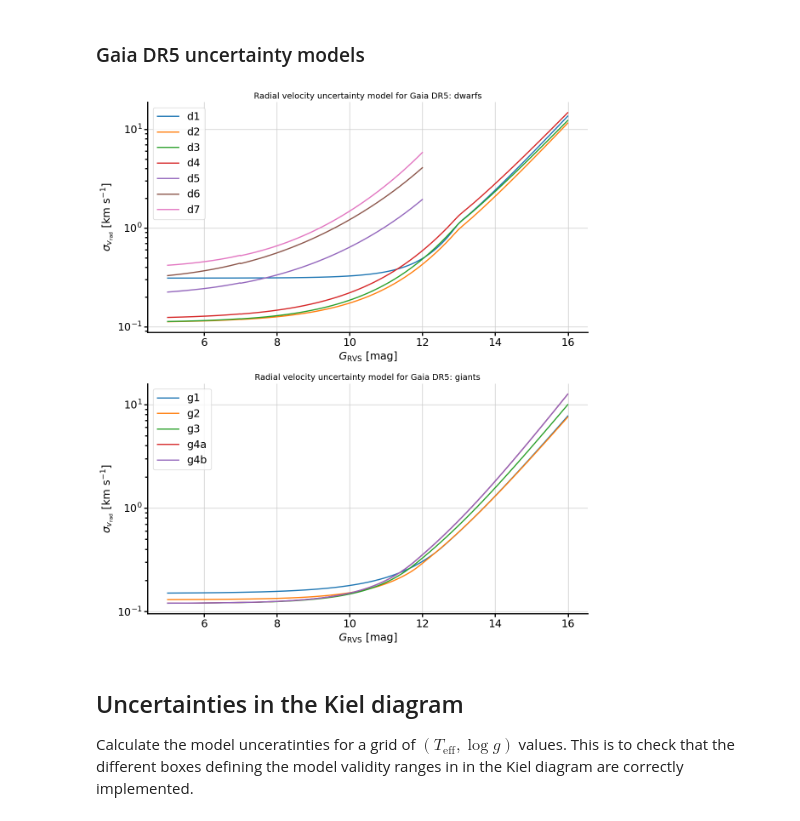
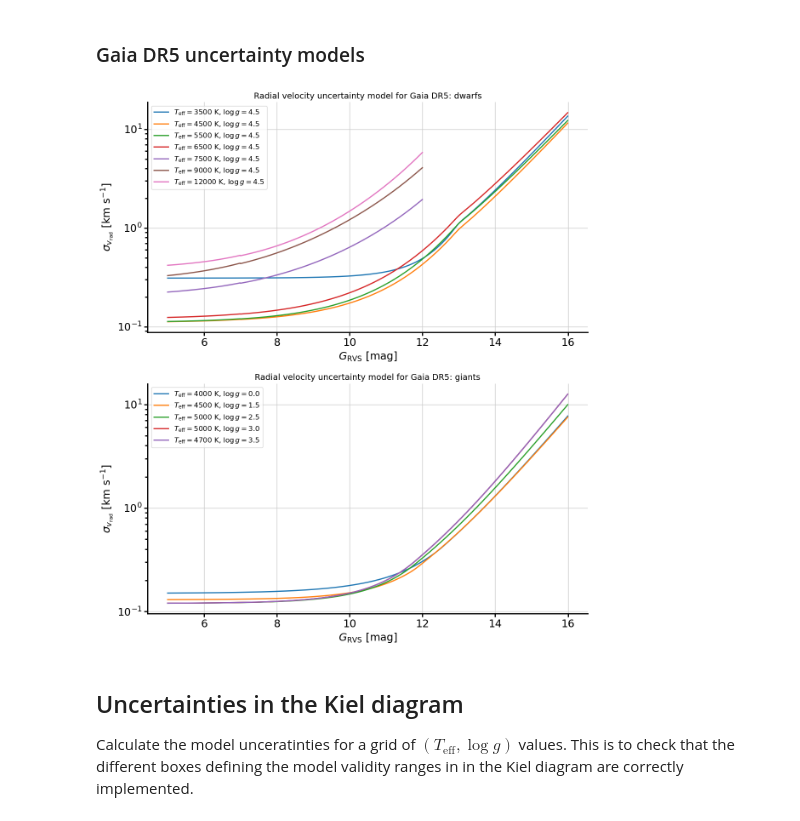
Before and after one commit to agabrown/PyGaia, a Jupyter notebook: examples/RadialVelocityUncertainties.ipynb, the cells around one changed output. Cells and saved outputs as stored; diff of their text form; code cells hidden in the pictures.

```diff
--- a/examples/RadialVelocityUncertainties.ipynb
+++ b/examples/RadialVelocityUncertainties.ipynb
@@ -58,23 +60,23 @@ for t in dwarfs.keys():
     teff = np.full(grvs.shape, dwarfs[t]["teff"])
     logg = np.full(grvs.shape, dwarfs[t]["logg"])
     svrad = vradunc(grvs, teff, logg, release=rls)
-    axdr3[0].semilogy(grvs, svrad, label=f"{t}")
+    axdr3[0].semilogy(grvs, svrad, label=rf"$T_\mathrm{{eff}}={dwarfs[t]['teff']:.0f}$ K, $\log g={dwarfs[t]['logg']:.1f}$")
 axdr3[0].set_xlabel(r"$G_\mathrm{RVS}$ [mag]")
 axdr3[0].set_ylabel(r"$\sigma_{v_\mathrm{rad}}$ [km s$^{-1}$]")
 axdr3[0].grid()
 axdr3[0].set_title(f"Radial velocity uncertainty model for Gaia {rls.upper()}: dwarfs", fontsize=14)
-axdr3[0].legend()
+axdr3[0].legend(fontsize=12)
 
 for t in giants.keys():
     teff = np.full(grvs.shape, giants[t]["teff"])
     logg = np.full(grvs.shape, giants[t]["logg"])
     svrad = vradunc(grvs, teff, logg, release=rls)
-    axdr3[1].semilogy(grvs, svrad, label=f"{t}")
+    axdr3[1].semilogy(grvs, svrad, label=rf"$T_\mathrm{{eff}}={giants[t]['teff']:.0f}$ K, $\log g={giants[t]['logg']:.1f}$")
 axdr3[1].set_xlabel(r"$G_\mathrm{RVS}$ [mag]")
 axdr3[1].set_ylabel(r"$\sigma_{v_\mathrm{rad}}$ [km s$^{-1}$]")
 axdr3[1].grid()
 axdr3[1].set_title(f"Radial velocity uncertainty model for Gaia {rls.upper()}: giants", fontsize=14)
-axdr3[1].legend()
+axdr3[1].legend(fontsize=12)
 
 plt.show()
 # %% [output]
@@ -90,23 +92,23 @@ for t in dwarfs.keys():
     teff = np.full(grvs.shape, dwarfs[t]["teff"])
     logg = np.full(grvs.shape, dwarfs[t]["logg"])
     svrad = vradunc(grvs, teff, logg, release=rls)
-    axdr4[0].semilogy(grvs, svrad, label=f"{t}")
+    axdr4[0].semilogy(grvs, svrad, label=rf"$T_\mathrm{{eff}}={dwarfs[t]['teff']:.0f}$ K, $\log g={dwarfs[t]['logg']:.1f}$")
 axdr4[0].set_xlabel(r"$G_\mathrm{RVS}$ [mag]")
 axdr4[0].set_ylabel(r"$\sigma_{v_\mathrm{rad}}$ [km s$^{-1}$]")
 axdr4[0].grid()
 axdr4[0].set_title(f"Radial velocity uncertainty model for Gaia {rls.upper()}: dwarfs", fontsize=14)
-axdr4[0].legend()
+axdr4[0].legend(fontsize=12)
 
 for t in giants.keys():
     teff = np.full(grvs.shape, giants[t]["teff"])
     logg = np.full(grvs.shape, giants[t]["logg"])
     svrad = vradunc(grvs, teff, logg, release=rls)
-    axdr4[1].semilogy(grvs, svrad, label=f"{t}")
+    axdr4[1].semilogy(grvs, svrad, label=rf"$T_\mathrm{{eff}}={giants[t]['teff']:.0f}$ K, $\log g={giants[t]['logg']:.1f}$")
 axdr4[1].set_xlabel(r"$G_\mathrm{RVS}$ [mag]")
 axdr4[1].set_ylabel(r"$\sigma_{v_\mathrm{rad}}$ [km s$^{-1}$]")
 axdr4[1].grid()
 axdr4[1].set_title(f"Radial velocity uncertainty model for Gaia {rls.upper()}: giants", fontsize=14)
-axdr4[1].legend()
+axdr4[1].legend(fontsize=12)
 
 plt.show()
 # %% [output]
@@ -116,33 +118,33 @@ plt.show()
 # %%
 fig, axdr5 = plt.subplots(2, 1, figsize=(0.75*16,2*0.75*9), tight_layout=True)
 
 rls = "dr5"
 
 for t in dwarfs.keys():
     teff = np.full(grvs.shape, dwarfs[t]["teff"])
     logg = np.full(grvs.shape, dwarfs[t]["logg"])
     svrad = vradunc(grvs, teff, logg, release=rls)
-    axdr5[0].semilogy(grvs, svrad, label=f"{t}")
+    axdr5[0].semilogy(grvs, svrad, label=rf"$T_\mathrm{{eff}}={dwarfs[t]['teff']:.0f}$ K, $\log g={dwarfs[t]['logg']:.1f}$")
 axdr5[0].set_xlabel(r"$G_\mathrm{RVS}$ [mag]")
 axdr5[0].set_ylabel(r"$\sigma_{v_\mathrm{rad}}$ [km s$^{-1}$]")
 axdr5[0].grid()
 axdr5[0].set_title(f"Radial velocity uncertainty model for Gaia {rls.upper()}: dwarfs", fontsize=14)
-axdr5[0].legend()
+axdr5[0].legend(fontsize=12)
 
 for t in giants.keys():
     teff = np.full(grvs.shape, giants[t]["teff"])
     logg = np.full(grvs.shape, giants[t]["logg"])
     svrad = vradunc(grvs, teff, logg, release=rls)
-    axdr5[1].semilogy(grvs, svrad, label=f"{t}")
+    axdr5[1].semilogy(grvs, svrad, label=rf"$T_\mathrm{{eff}}={giants[t]['teff']:.0f}$ K, $\log g={giants[t]['logg']:.1f}$")
 axdr5[1].set_xlabel(r"$G_\mathrm{RVS}$ [mag]")
 axdr5[1].set_ylabel(r"$\sigma_{v_\mathrm{rad}}$ [km s$^{-1}$]")
 axdr5[1].grid()
 axdr5[1].set_title(f"Radial velocity uncertainty model for Gaia {rls.upper()}: giants", fontsize=14)
-axdr5[1].legend()
+axdr5[1].legend(fontsize=12)
 
 plt.show()
 # %% [output]
-[figure, old version]
+[figure, new version]
 # %% [markdown]
 ## Uncertainties in the Kiel diagram
 
```
Also changed, not shown: parts of 3 cells of this notebook, 6 other files.
